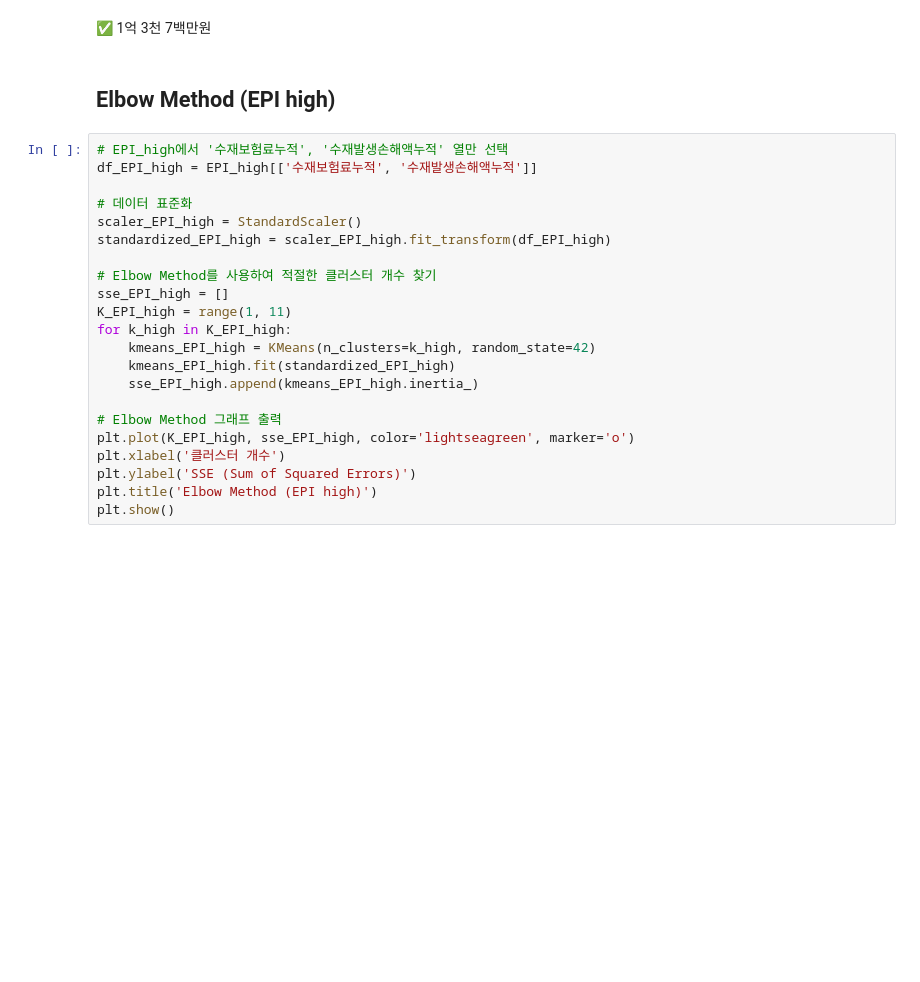
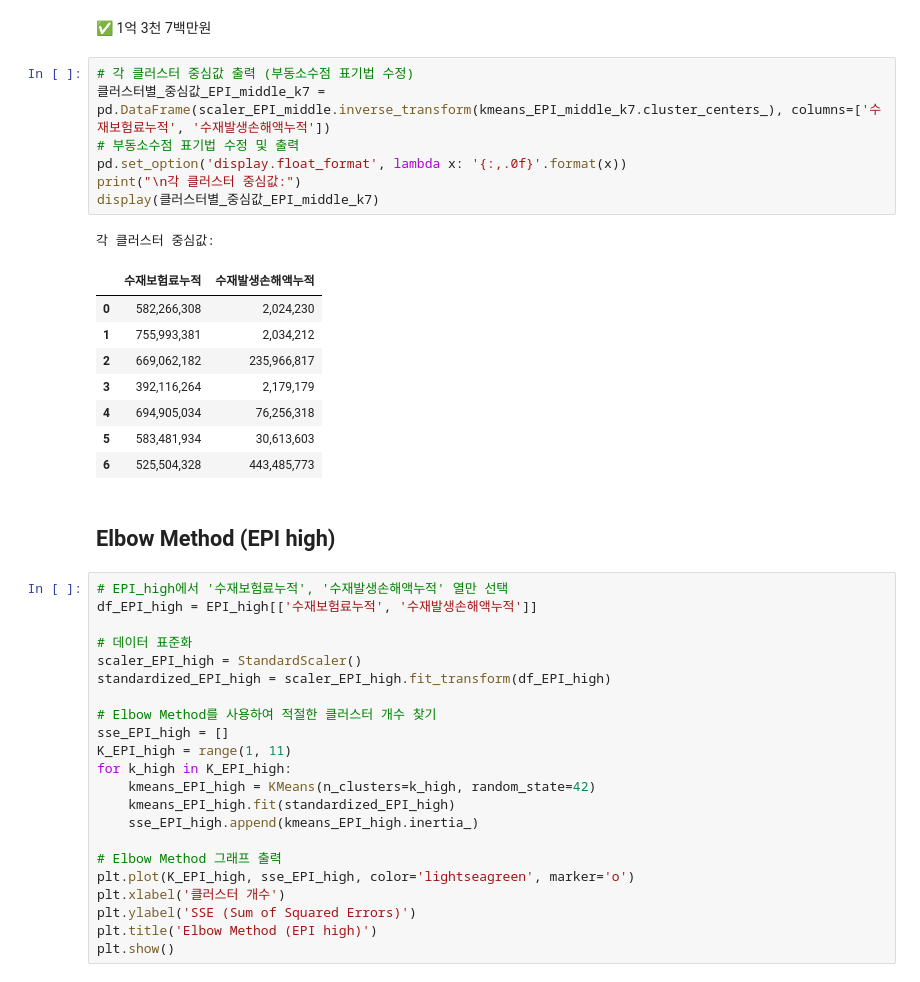
Before and after one commit to HyemiGu/ESC-22WINTER, a Jupyter notebook: 국내_일반배상책임.ipynb, the cells around one changed output. Saved outputs shown, nothing was run; the diff lists cells and outputs as text; blank space fills up the shorter version.

```diff
--- a/국내_일반배상책임.ipynb
+++ b/국내_일반배상책임.ipynb
@@ -761,5 +775,22 @@ display(cluster_4_data_min_loss_EPI_middle)
 # %% [markdown]
 ✅ 1억 3천 7백만원
+# %%
+# 각 클러스터 중심값 출력 (부동소수점 표기법 수정)
+클러스터별_중심값_EPI_middle_k7 = pd.DataFrame(scaler_EPI_middle.inverse_transform(kmeans_EPI_middle_k7.cluster_centers_), columns=['수재보험료누적', '수재발생손해액누적'])
+# 부동소수점 표기법 수정 및 출력
+pd.set_option('display.float_format', lambda x: '{:,.0f}'.format(x))
+print("\n각 클러스터 중심값:")
+display(클러스터별_중심값_EPI_middle_k7)
+# %% [output]
+각 클러스터 중심값:
+|  | 수재보험료누적 | 수재발생손해액누적 |
+| 0 | 582,266,308 | 2,024,230 |
+| 1 | 755,993,381 | 2,034,212 |
+| 2 | 669,062,182 | 235,966,817 |
+| 3 | 392,116,264 | 2,179,179 |
+| 4 | 694,905,034 | 76,256,318 |
+| 5 | 583,481,934 | 30,613,603 |
+| 6 | 525,504,328 | 443,485,773 |
 # %% [markdown]
 ## Elbow Method (EPI high)
 # %%
```
Also changed, not shown: parts of 7 cells of this notebook.
